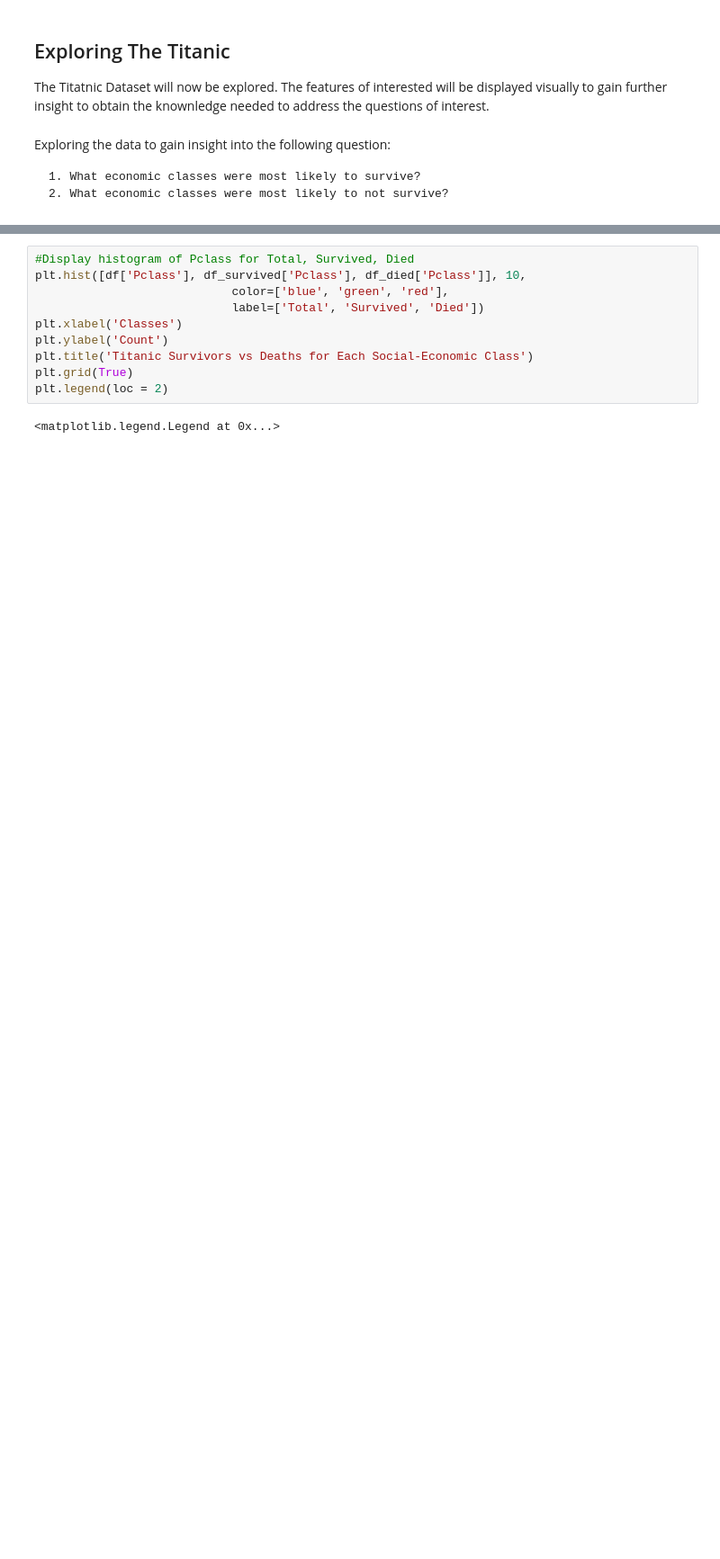
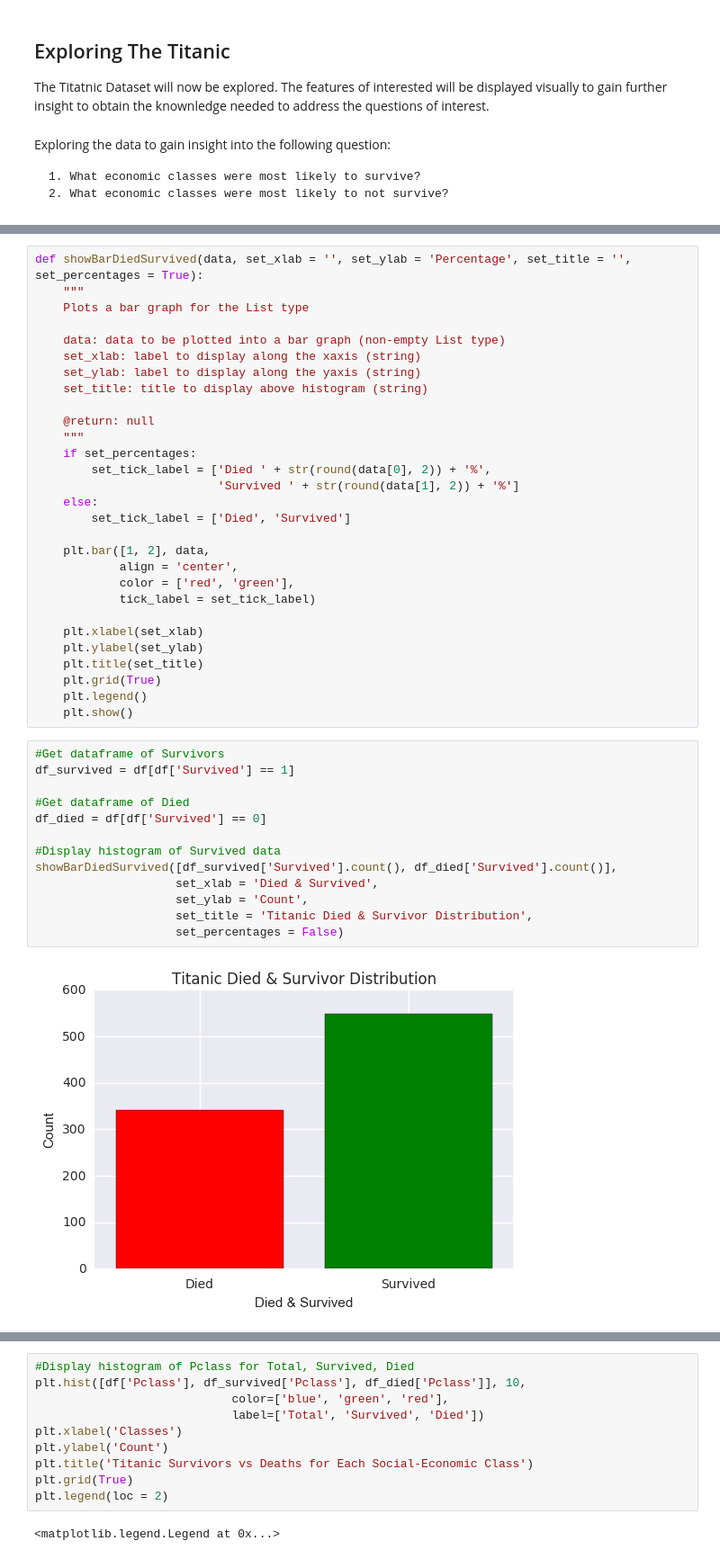
Before and after one commit to Boykai/Project-2-Titanic-Dataset, a Jupyter notebook: Project 2 Investigate a Dataset.ipynb, the cells around one changed output, grey strips where cells are left out. Shown at 90% size. Drawn from its saved outputs; the diff is of its cells as text; blank space fills up the shorter version.

```diff
--- a/Project 2 Investigate a Dataset.ipynb
+++ b/Project 2 Investigate a Dataset.ipynb
@@ -205,3 +209,47 @@ def showHist(data, set_bins, set_xlab = '', set_ylab = 'Count', set_title = ''):
     plt.show()
 # %% [output]
 Populating the interactive namespace from numpy and matplotlib
+# %%
+def showBarDiedSurvived(data, set_xlab = '', set_ylab = 'Percentage', set_title = '', set_percentages = True):
+    """
+    Plots a bar graph for the List type
+
+    data: data to be plotted into a bar graph (non-empty List type)
+    set_xlab: label to display along the xaxis (string)
+    set_ylab: label to display along the yaxis (string)
+    set_title: title to display above histogram (string)
+
+    @return: null
+    """
+    if set_percentages:
+        set_tick_label = ['Died ' + str(round(data[0], 2)) + '%',
+                          'Survived ' + str(round(data[1], 2)) + '%']
+    else:
+        set_tick_label = ['Died', 'Survived']
+
+    plt.bar([1, 2], data,
+            align = 'center',
+            color = ['red', 'green'],
+            tick_label = set_tick_label)
+
+    plt.xlabel(set_xlab)
+    plt.ylabel(set_ylab)
+    plt.title(set_title)
+    plt.grid(True)
+    plt.legend()
+    plt.show()
+# %%
+#Get dataframe of Survivors
+df_survived = df[df['Survived'] == 1]
+
+#Get dataframe of Died
+df_died = df[df['Survived'] == 0]
+
+#Display histogram of Survived data
+showBarDiedSurvived([df_survived['Survived'].count(), df_died['Survived'].count()],
+                    set_xlab = 'Died & Survived',
+                    set_ylab = 'Count',
+                    set_title = 'Titanic Died & Survivor Distribution',
+                    set_percentages = False)
+# %% [output]
+[figure, added]
```
Also changed, not shown: parts of 6 cells of this notebook.
